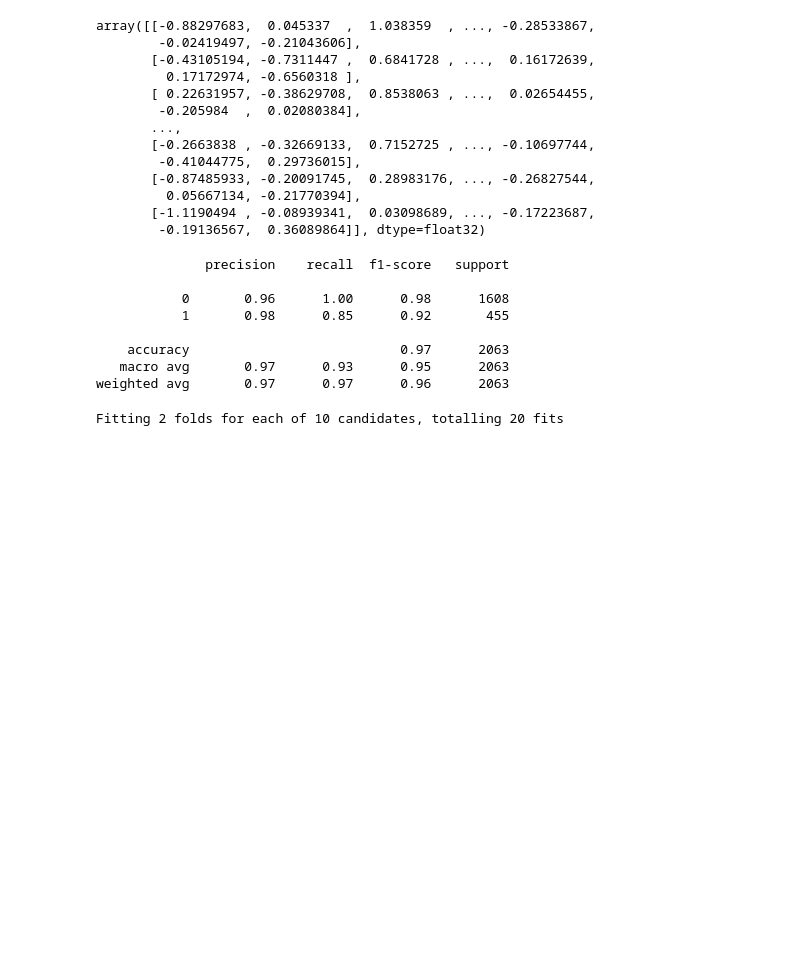
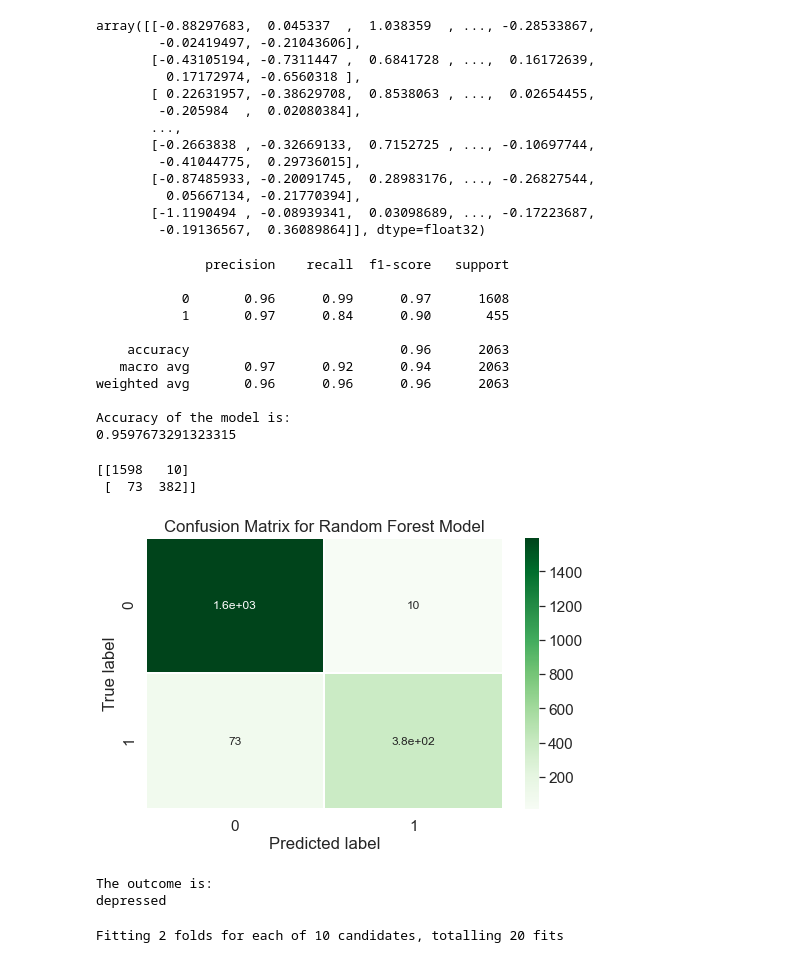
Before and after one commit to sumanta-barman/TechLabs_medicine, a Jupyter notebook: Depression_prediction_tweets.ipynb, the cells around one changed output. Saved outputs shown, nothing was run; the diff lists cells and outputs as text; code cells hidden in the pictures; blank space fills up the shorter version.

```diff
--- a/Depression_prediction_tweets.ipynb
+++ b/Depression_prediction_tweets.ipynb
@@ -152,20 +146,59 @@ sc = StandardScaler()
 X_train = sc.fit_transform(X_train)
 X_test = sc.transform(X_test)
 # %%
-#Random Forest
+#Random Forest (Without hyperparameter tuning)
 from sklearn.metrics import classification_report
 from sklearn.ensemble import RandomForestClassifier
-model= RandomForestClassifier(random_state=1) #get instance of model
-fit = model.fit(X_train, y_train) #train or fit model
-y_pred=model.predict(X_test) #get y predictons
-print(classification_report(y_test, y_pred)) #output accuracy
+model_rf= RandomForestClassifier(random_state=42) #get instance of model
+fit_rf = model_rf.fit(X_train, y_train) #train or fit model
+y_pred_rf = model_rf.predict(X_test) #get y predictons
+print(classification_report(y_test, y_pred_rf)) #output accuracy or Classification report
+print("Accuracy of the model is: ")
+accuracy_score(y_test, y_pred_rf)
+print(accuracy_score(y_test, y_pred_rf))  #Accuracy score
 # %% [output]
               precision    recall  f1-score   support
 
-           0       0.96      1.00      0.98      1608
-           1       0.98      0.85      0.92       455
+           0       0.96      0.99      0.97      1608
+           1       0.97      0.84      0.90       455
 
-    accuracy                           0.97      2063
-   macro avg       0.97      0.93      0.95      2063
-weighted avg       0.97      0.97      0.96      2063
+    accuracy                           0.96      2063
+   macro avg       0.97      0.92      0.94      2063
+weighted avg       0.96      0.96      0.96      2063
+
+Accuracy of the model is:
+0.9597673291323315
+# %%
+#infusion metrix
+from sklearn.metrics import confusion_matrix, accuracy_score
+cm_rf = confusion_matrix(y_test, y_pred_rf)
+print(cm_rf)
+from mlxtend.plotting import plot_confusion_matrix
+plt.figure(figsize=(8,5))
+sns.set(font_scale=1.4)
+sns.heatmap(cm_rf, annot=True, annot_kws={'size':12},
+            cmap=plt.cm.Greens, linewidths=0.2)
+plt.xlabel('Predicted label')
+plt.ylabel('True label')
+plt.title('Confusion Matrix for Random Forest Model')
+plt.show()
+#How to interpret infusion metrix
+#1554 is the amount of True Positives in our data, while 415 is the amount of True Negatives. 7 & 87 are the number of errors.
+#There are 7 Type 1 errors (False Positives)- You predicted positive and it’s false.
+#There are 87 Type 2 errors (False Negatives)- You predicted negative and it’s false.
+# Hence, if we calculate the accuracy its # Correct Predicted/ # Total.
+#In other words, where TP, FN, FP and TN represent the number of true positives, false negatives, false positives and true negatives.
+#Accuracy = (TP + TN)/(TP + TN + FP + FN).
+#Accuracy =(1554+415)/(1554+415+7+87) = 1969/2063 = 0.9544 = 95.44% accuracy
+# %% [output]
+[[1598   10]
+ [  73  382]]
+[figure, added]
+# %%
+words = np.array(['not depressed', 'depressed'])
+print("The outcome is: ")
+print(words[fit_rf.predict([bert_model.encode("I can't sleep I can't eat properly I'm always sad. I want to dieWelcome to depression")])].squeeze())
+# %% [output]
+The outcome is:
+depressed
 # %%
```
Also changed, not shown: parts of 24 cells of this notebook, 2 other files.
